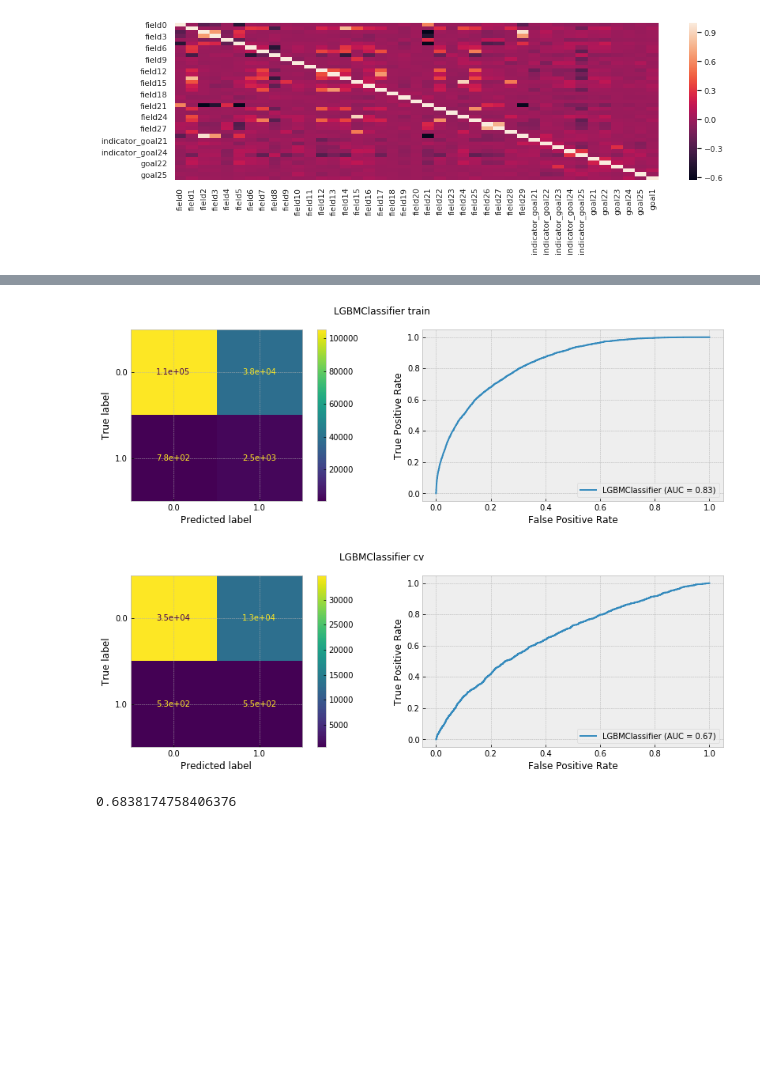
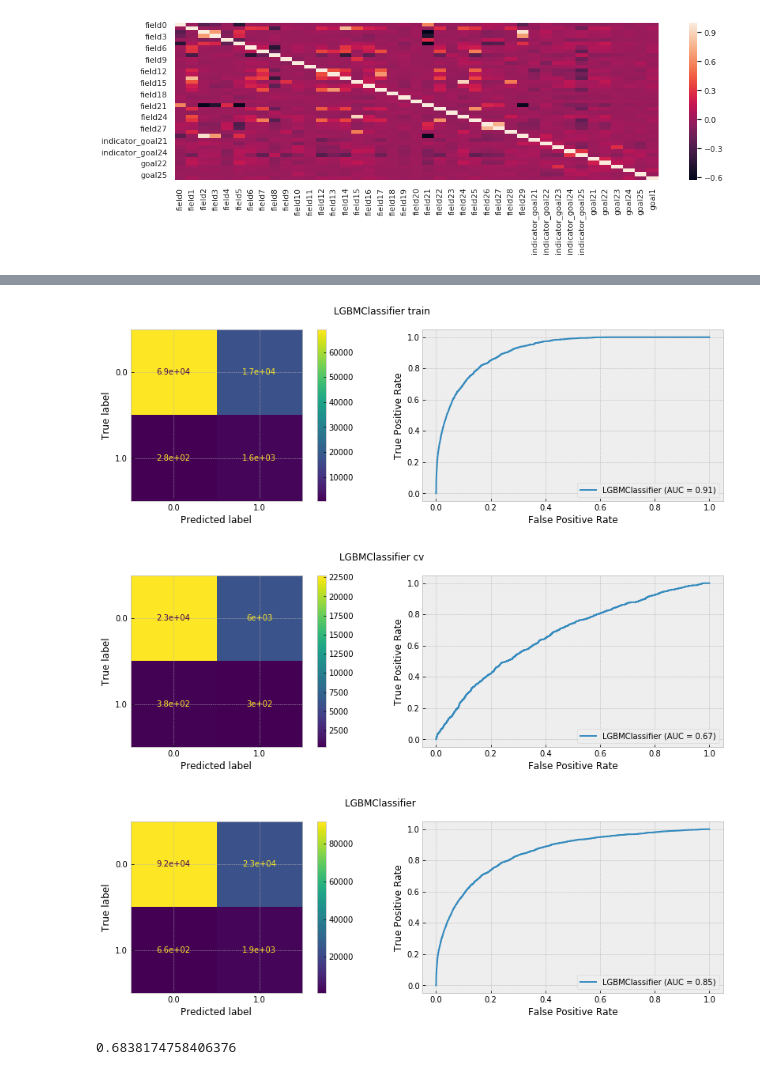
Before and after one commit to andygoosh/OneTwoTrip-Contest, a Jupyter notebook: workinprogress.ipynb, the cells around one changed output, grey strips where cells are left out. Drawn from its saved outputs; the diff is of its cells as text; code cells hidden in the pictures; blank space fills up the shorter version.

```diff
--- a/workinprogress.ipynb
+++ b/workinprogress.ipynb
@@ -241,10 +245,10 @@ def plot_cm_and_roc(model, X, y, title=''):
 def estimate(X, y, model):
   X_train, X_cv, y_train, y_cv = train_test_split(X, y, random_state=RS, shuffle=True)
 
-  try:
-    sklearn.utils.validation.check_is_fitted(model, type(model).__name__, 'Model is not fitted')
-  except NotFittedError:
-    model.fit(X_train, y_train.values.ravel())
+  #try:
+  #  sklearn.utils.validation.check_is_fitted(model, type(model).__name__, 'Model is not fitted')
+  #except sklearn.utils.validation.NotFittedError:
+  model.fit(X_train, y_train.values.ravel())
 
   plot_cm_and_roc(model, X_train, y_train, 'train')
   plot_cm_and_roc(model, X_cv, y_cv, 'cv')
@@ -253,29 +257,37 @@ def estimate(X, y, model):
 # %%
 from sklearn.pipeline import make_pipeline
 from sklearn.naive_bayes import GaussianNB
 from sklearn.calibration import CalibratedClassifierCV
 from sklearn.svm import SVC
 from lightgbm import LGBMClassifier
 
-X, y = prepare_data( df_train, undersample=0 )
+a = df_train.groupby('userid', as_index=False).count()
+a = a[a.field0 > 1]
+a = df_train.loc[df_train.userid.isin([*a.userid])]
+
+X, y = prepare_data( a )
 
 xgb = XGBClassifier(random_state = RS)
 abc = skl.ensemble.AdaBoostClassifier()
 gbc = skl.ensemble.GradientBoostingClassifier(random_state = RS)
 gnb = GaussianNB()
 rfc = skl.ensemble.RandomForestClassifier(n_estimators=100, n_jobs=-1, random_state = RS)
 clfbag = skl.ensemble.BaggingClassifier(rfc, n_estimators=10)
 svc = SVC(random_state = RS, probability=True)
 lgbm = LGBMClassifier(random_state = RS)
 lgbm_b = LGBMClassifier(random_state = RS, class_weight='balanced', n_jobs=-1)
 clf_sigmoid = CalibratedClassifierCV(lgbm, cv=3, method='sigmoid')
 vc = skl.ensemble.VotingClassifier(estimators=[('xgb', xgb), ('lgbm', lgbm), ('gbc', gbc)], voting='soft')
 vc1 = skl.ensemble.VotingClassifier(estimators=[('lgbm', lgbm), ('lgbm_b', lgbm_b)], weights=[3, 3], voting='soft')
 
 model = estimate(X, y, lgbm_b);
+
+X, y = prepare_data( df_train )
+plot_cm_and_roc(model, X, y)
 # %% [output]
-[figure, old version]
+[figure, new version]
-[figure, old version]
+[figure, new version]
+[figure, added]
 # %%
 from mlxtend.feature_selection import SequentialFeatureSelector as SFS
 
```
Also changed, not shown: parts of 5 cells of this notebook.
